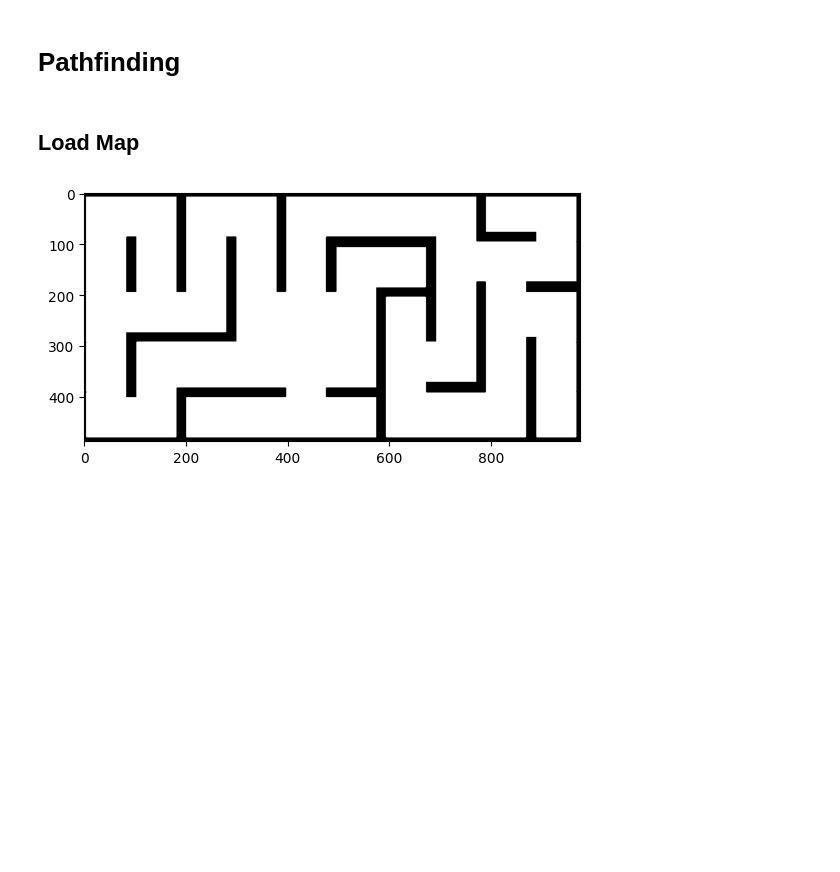
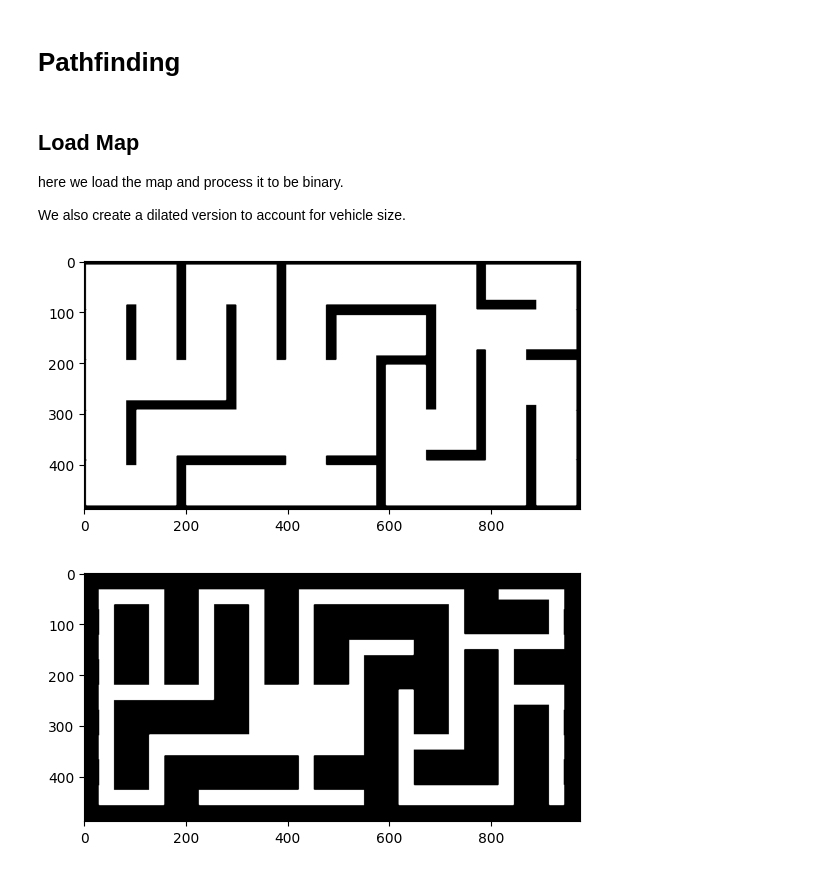
Before and after one commit to ChristopherAyling/robot_child, a Jupyter notebook: robot-child/notebooks/pathfinding.ipynb, the cells around one changed output. Saved outputs shown, nothing was run; the diff lists cells and outputs as text; code cells hidden in the pictures; blank space fills up the shorter version.

```diff
--- a/robot-child/notebooks/pathfinding.ipynb
+++ b/robot-child/notebooks/pathfinding.ipynb
@@ -6,23 +11,31 @@ import matplotlib.pyplot as plt
 # %% [markdown]
 ## Load Map
+
+here we load the map and process it to be binary.
+
+We also create a dilated version to account for vehicle size.
 # %%
 map = plt.imread("example_grid.png")
 map = map[..., 0]
 map[map>0.5] = 1
 map[map<=0.5] = 0
 map = 1-map.astype(np.uint8)
+occ = cv2.dilate(map, np.ones((50, 50), dtype=np.uint8))
 
 # map = np.zeros((5, 5), dtype=np.uint8)
 # map[1, 1] = 1
 # map[1, 2] = 1
 # map[2, 1] = 1
 # map[1, 3] = 1
 # map[3, 3] = 1
 # map[3, 1] = 1
 # map[4, 1] = 1
 
 plt.imshow(map, cmap='binary')
 plt.show()
+plt.imshow(occ, cmap='binary')
+plt.show()
 # %% [output]
 [figure]
+[figure, added]
 # %%
```
Also changed, not shown: parts of 3 cells of this notebook.
